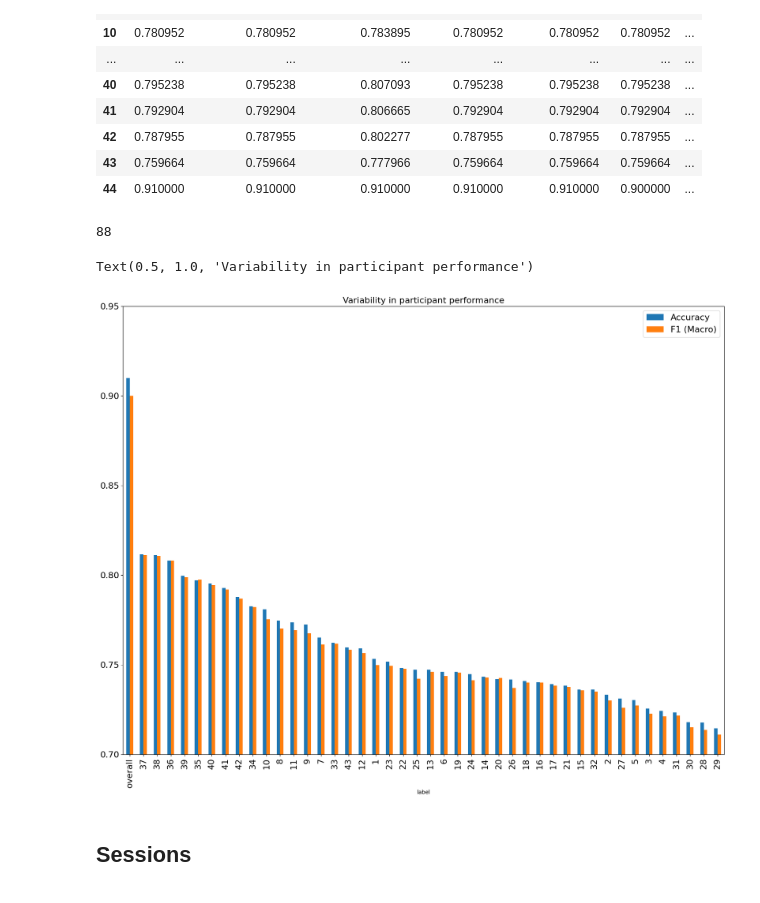
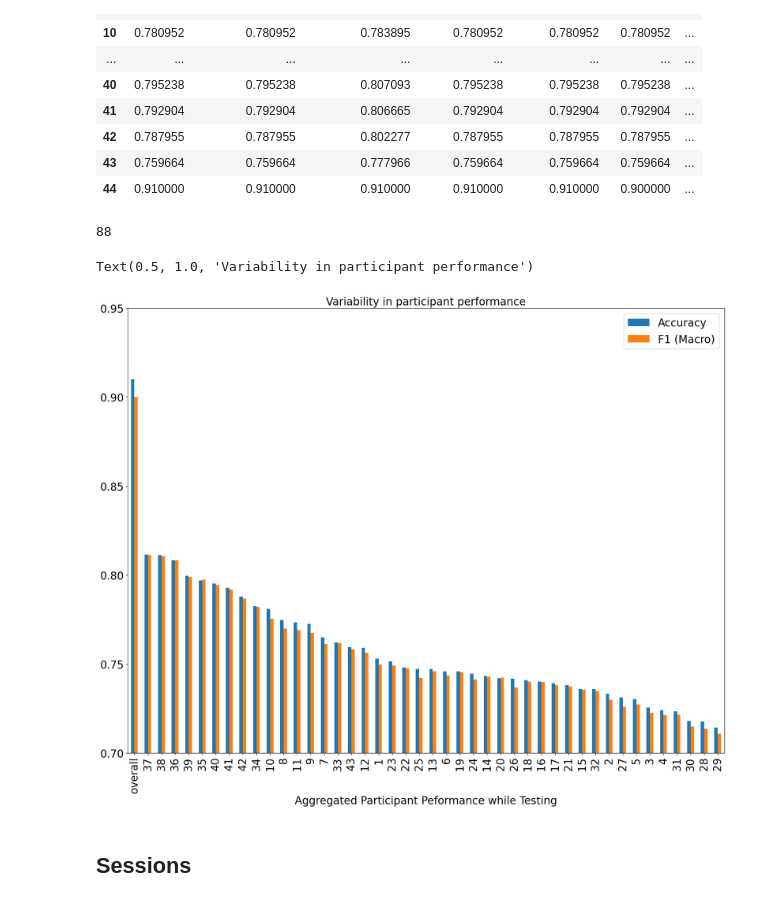
Before and after one commit to tanmaygadgil/DS5500-project, a Jupyter notebook: DL/Analysis.ipynb, the cells around one changed output. Cells and saved outputs as stored; diff of their text form; code cells hidden in the pictures.

```diff
--- a/DL/Analysis.ipynb
+++ b/DL/Analysis.ipynb
@@ -133,25 +133,26 @@ scores['label'] = scores.apply(lambda x: get_name(x, 44), axis = 1)
 # %%
 
 ax = scores.sort_values(by = "Accuracy", ascending=False).plot.bar(x = 'label', y = ["Accuracy", "F1 (Macro)"], figsize = (20,15))
 bar_to_color = 'overall'
 # ax.patches[0].set_color("green")
 # ax.patches[43].set_color("green")
 
 # for bar in ax.patches:
 #     if bar.get_height() == df.loc[bar.get_x(), 'Accuracy']:
 #         bar.set_color(color)
 #     print(bar)
 print(len(ax.patches))
 
 plt.ylim([0.7,0.95])
-plt.legend(fontsize=16)
-plt.xticks(fontsize=16)
-plt.yticks(fontsize=16)
-plt.title("Variability in participant performance", fontsize=16)
+plt.legend(fontsize=20)
+plt.xticks(fontsize=20)
+plt.yticks(fontsize=20)
+plt.xlabel("Aggregated Participant Peformance while Testing", fontsize=20)
+plt.title("Variability in participant performance", fontsize=20)
 # %% [output]
 88
 Text(0.5, 1.0, 'Variability in participant performance')
-[figure, old version]
+[figure, new version]
 # %% [markdown]
 ## Sessions
 # %%
```
Also changed, not shown: parts of 1 cell of this notebook, 4 other files.
